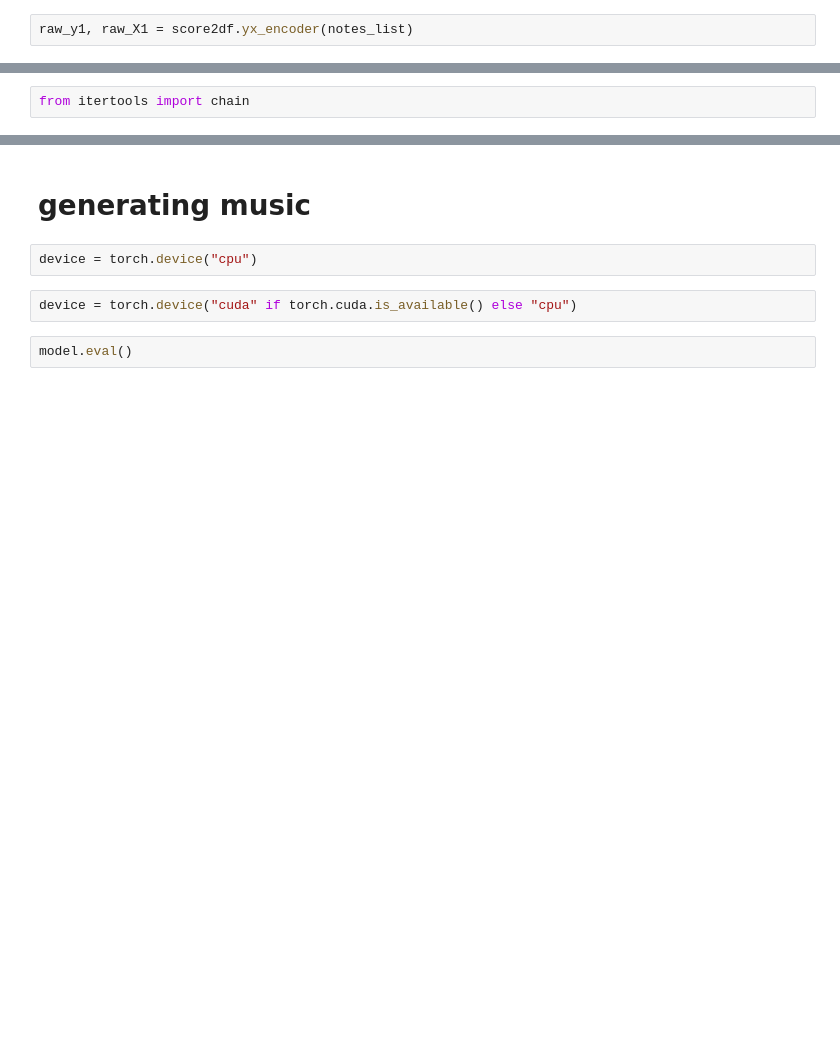
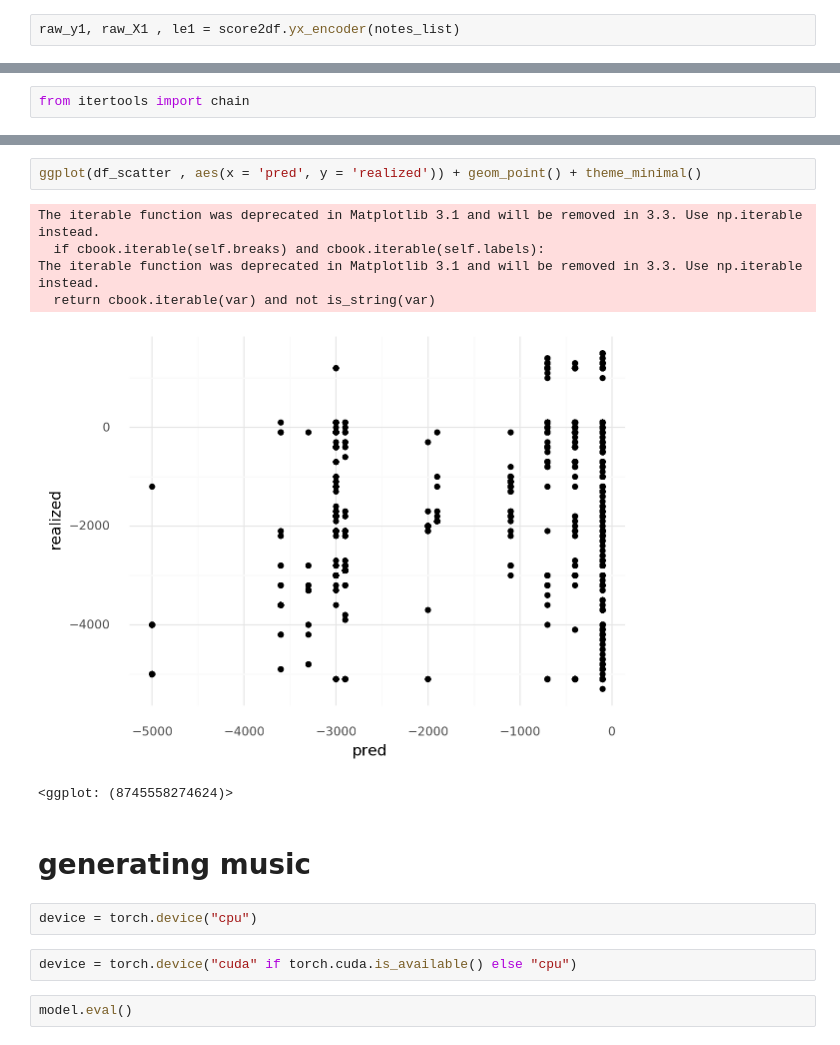
Before and after one commit to unagiinu2k/deepjazz_in_a_file, a Jupyter notebook: rnn_bach_chords_as_sequence.ipynb, the cells around one changed output, grey strips where cells are left out. Saved outputs shown, nothing was run; the diff lists cells and outputs as text; blank space fills up the shorter version.

```diff
--- a/rnn_bach_chords_as_sequence.ipynb
+++ b/rnn_bach_chords_as_sequence.ipynb
@@ -143,5 +141,5 @@ https://towardsdatascience.com/encoding-categorical-features-21a2651a065c
 
 のでlabelencodingしたあと直にnp.arrayをmanual onehote化したほうがいいのではないか？？
 # %%
-raw_y1, raw_X1 = score2df.yx_encoder(notes_list)
+raw_y1, raw_X1 , le1 = score2df.yx_encoder(notes_list)
 # %%
@@ -444,3 +487,12 @@ ggplot(df_scatter , aes(x = 'pred', y = 'realized')) + geom_point()
+# %%
+ggplot(df_scatter , aes(x = 'pred', y = 'realized')) + geom_point() + theme_minimal()
+# %% [output]
+The iterable function was deprecated in Matplotlib 3.1 and will be removed in 3.3. Use np.iterable instead.
+  if cbook.iterable(self.breaks) and cbook.iterable(self.labels):
+The iterable function was deprecated in Matplotlib 3.1 and will be removed in 3.3. Use np.iterable instead.
+  return cbook.iterable(var) and not is_string(var)
+[figure, added]
+<ggplot: (8745558274624)>
 # %% [markdown]
 # generating music
 # %%
```
Also changed, not shown: parts of 25 cells of this notebook, 1 other file.
